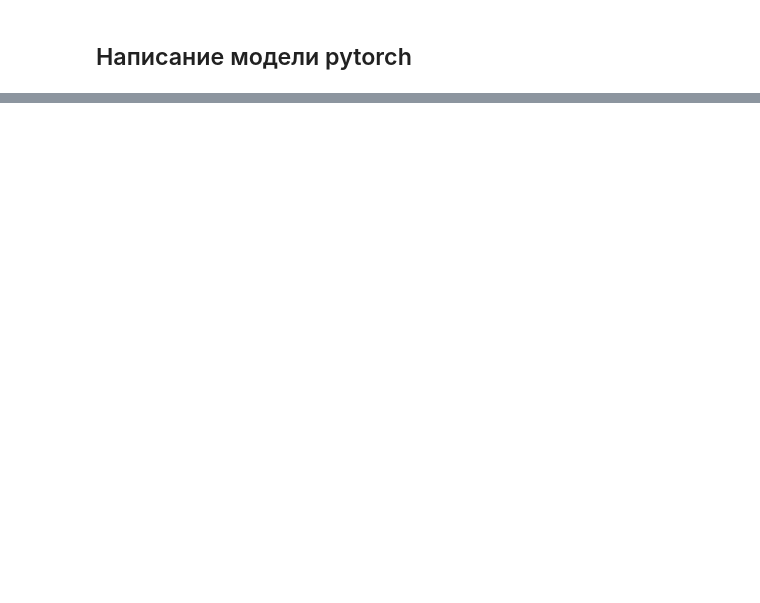
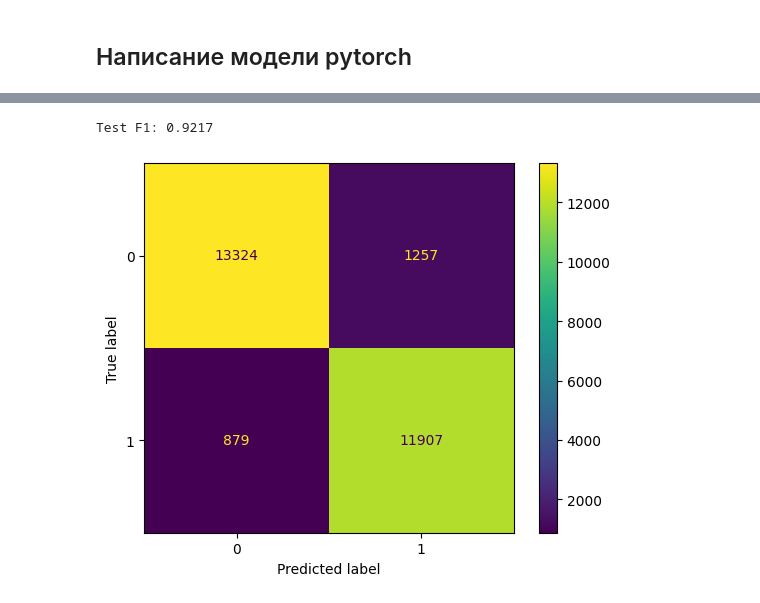
Before and after one commit to wheheheheh/carsharing-project, a Jupyter notebook: main.ipynb, the cells around one changed output, grey strips where cells are left out. Cells and saved outputs as stored; diff of their text form; code cells hidden in the pictures; blank space fills up the shorter version.

Commit message:
add lightgbm + random forest

```diff
--- a/main.ipynb
+++ b/main.ipynb
@@ -424,0 +720,3 @@ Trial 3 | Epoch  10 | Val F1: 0.9044 | Best F1: 0.9044 @ Epoch 5
+# %%
+study = optuna.create_study(direction='maximize')
+study.optimize(objective, n_trials=50, timeout=3600)
@@ -424,0 +776,21 @@ Trial 3 | Epoch  10 | Val F1: 0.9044 | Best F1: 0.9044 @ Epoch 5
+# %%
+best_params = study.best_params
+final_model = RandomForestClassifier(
+    **best_params,
+    random_state=42,
+    n_jobs=-1
+).fit(X_train, y_train)
+
+# Оценка
+test_preds = final_model.predict(X_test)
+final_f1 = f1_score(y_test, test_preds, average='macro')
+print(f"\nTest F1: {final_f1:.4f}")
+# %% [output]
+Test F1: 0.9217
+# %%
+cm_rfc = confusion_matrix(y_test, test_preds)
+disp = ConfusionMatrixDisplay(confusion_matrix=cm_rfc)
+disp.plot()
+plt.show()
+# %% [output]
+[figure, added]
```
Also changed, not shown: parts of 18 cells of this notebook.
